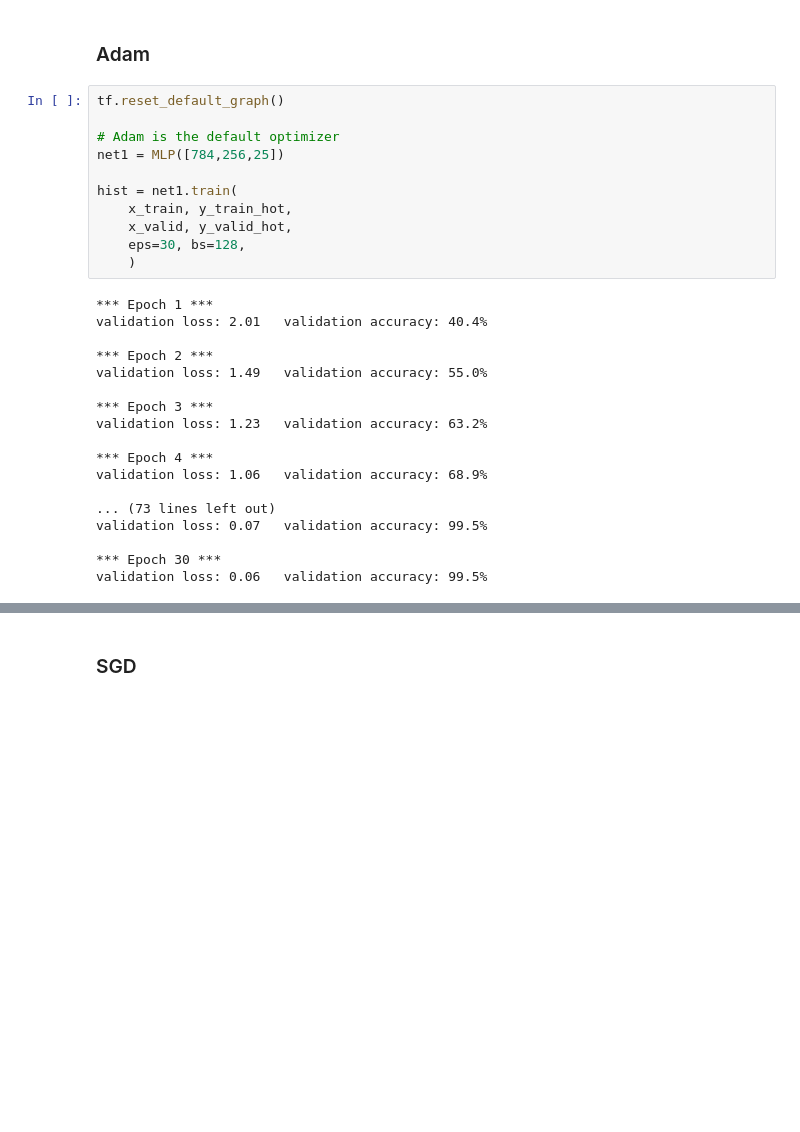
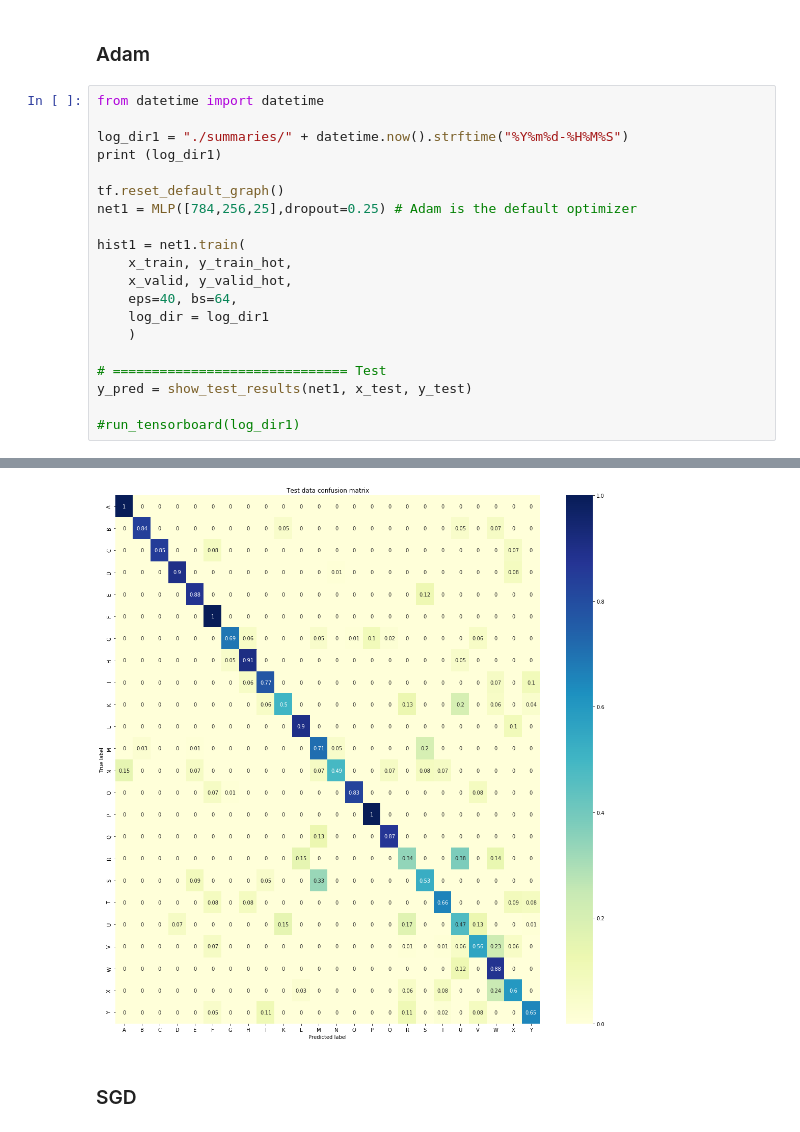
Before and after one commit to Pooria90/Hand-Gestures-Classification, a Jupyter notebook: Hand_Gesture_Classification.ipynb, the cells around one changed output, grey strips where cells are left out. Cells and saved outputs as stored; diff of their text form; blank space fills up the shorter version.

Commit message:
Added summaries; added function for showing test results

```diff
--- a/Hand_Gesture_Classification.ipynb
+++ b/Hand_Gesture_Classification.ipynb
@@ -239,32 +287,24 @@ class MLP:
         return history
 # %% [markdown]
 ### Adam
-# %%
-tf.reset_default_graph()
-
-# Adam is the default optimizer
-net1 = MLP([784,256,25])
-
-hist = net1.train(
-    x_train, y_train_hot,
-    x_valid, y_valid_hot,
-    eps=30, bs=128,
-    )
-# %% [output]
-*** Epoch 1 ***
-validation loss: 2.01   validation accuracy: 40.4%
-
-*** Epoch 2 ***
-validation loss: 1.49   validation accuracy: 55.0%
-
-*** Epoch 3 ***
-validation loss: 1.23   validation accuracy: 63.2%
-
-*** Epoch 4 ***
-validation loss: 1.06   validation accuracy: 68.9%
-
-... (73 lines left out)
-validation loss: 0.07   validation accuracy: 99.5%
-
-*** Epoch 30 ***
-validation loss: 0.06   validation accuracy: 99.5%
+# %%
+from datetime import datetime
+
+log_dir1 = "./summaries/" + datetime.now().strftime("%Y%m%d-%H%M%S")
+print (log_dir1)
+
+tf.reset_default_graph()
+net1 = MLP([784,256,25],dropout=0.25) # Adam is the default optimizer
+
+hist1 = net1.train(
+    x_train, y_train_hot,
+    x_valid, y_valid_hot,
+    eps=40, bs=64,
+    log_dir = log_dir1
+    )
+
+# ============================== Test
+y_pred = show_test_results(net1, x_test, y_test)
+
+#run_tensorboard(log_dir1)
+# %% [output]
@@ -271,3 +328,4 @@ validation loss: 0.06   validation accuracy: 99.5%
+[figure, added]
 # %% [markdown]
 ### SGD
 # %%
```
Also changed, not shown: parts of 13 cells of this notebook, 3 other files.
